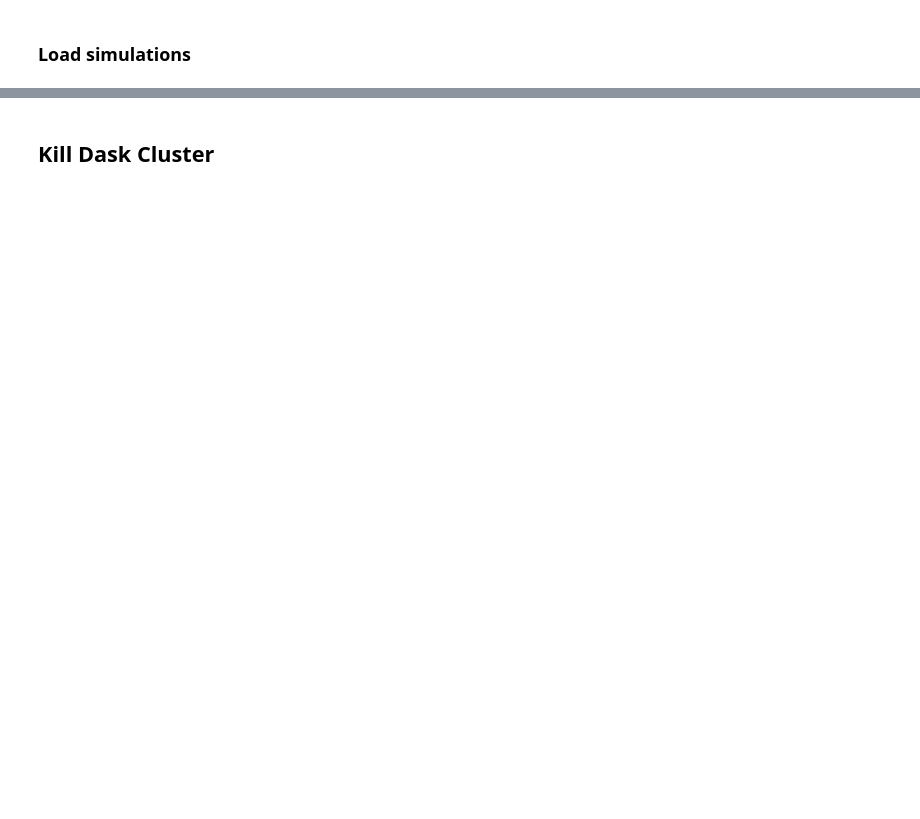
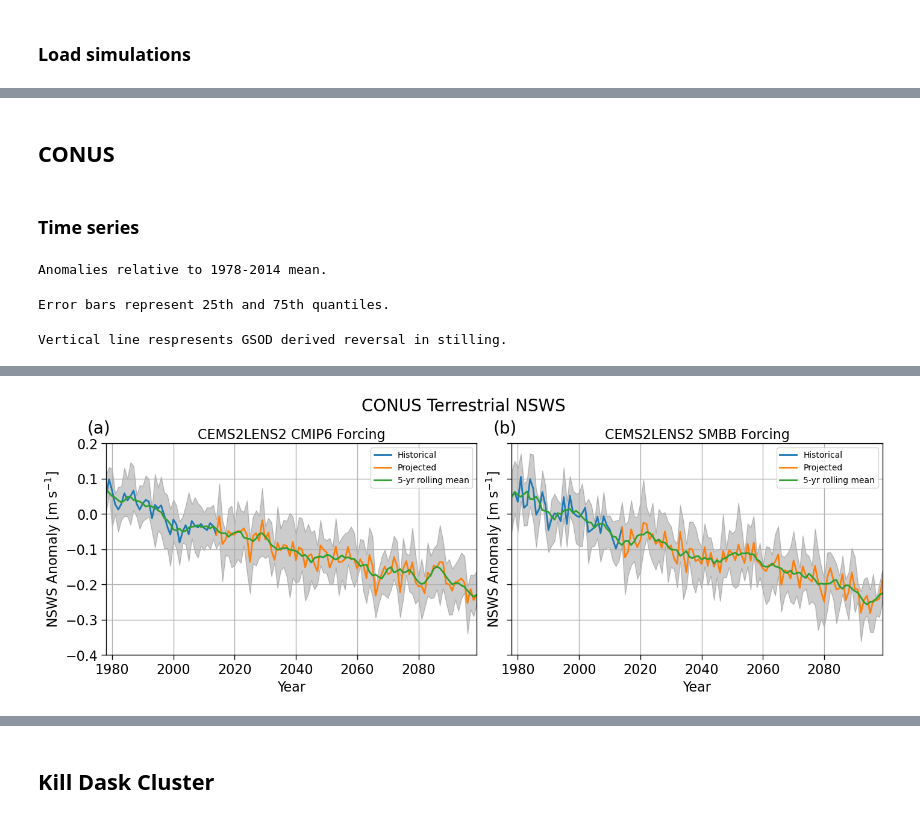
Before and after one commit to ivalencius/winds-of-change, a Jupyter notebook: CESMLENS2.ipynb, the cells around one changed output, grey strips where cells are left out. Saved outputs shown, nothing was run; the diff lists cells and outputs as text; code cells hidden in the pictures; blank space fills up the shorter version.

```diff
--- a/CESMLENS2.ipynb
+++ b/CESMLENS2.ipynb
@@ -234,0 +347,65 @@ Vertical line respresents GSOD derived reversal in stilling.
+# %% [markdown]
+## CONUS
+# %% [markdown]
+### Time series
+# %%
+us_states = regionmask.defined_regions.natural_earth_v5_0_0.us_states_50
+years = np.arange(1978, 2100)  # 1978-2099
+# Masking regions
+land_region = regionmask.defined_regions.natural_earth_v5_0_0.land_110  # Land has value 0
+countries = regionmask.defined_regions.natural_earth_v5_0_0.countries_110
+
+# Dict to store timeseries values
+forcing_ts = dict()
+
+# Make plot
+fig, axes = plt.subplots(figsize=(14, 5), nrows=1, ncols=2, sharey=True, sharex=True, layout="constrained")
+
+for i, force in enumerate(forcings.keys()):
+    ax = axes[i]
+    us = mask_data(forcings[force], us_states, regions=None, drop=True)
+    conus = mask_data(us, us_states, ['alaska', 'hawaii'], reverse=True, drop=True)
+    conus = conus.where(conus.notnull(), drop=True)
+    # Get timeseries
+    conus_ts = conus.mean(['lat', 'lon'])
+    # Reduce the simulation
+    en_stats = ensembles.ensemble_mean_std_max_min(conus_ts)['WSPDSRFAV_mean']
+    rolled = en_stats.rolling(year=5, min_periods=1, center=True).mean()
+    # Percentiles
+    per = ensembles.ensemble_percentiles(conus_ts, values=[25, 75], split=True)
+    # errs = np.array([per['WSPDSRFAV_p25'], per['WSPDSRFAV_p75']])
+    # Plot past
+    ax.plot(years[years <= 2014], en_stats[years <= 2014], label='Historical')
+    # Plot future (include 2014 so plot connects)
+    ax.plot(years[years >= 2014], en_stats[years >= 2014], linewidth=2, label='Projected')
+    # Other stats
+    ax.plot(years, rolled, label='5-yr rolling mean')
+    ax.fill_between(years, per['WSPDSRFAV_p25'], per['WSPDSRFAV_p75'], color='k', alpha=0.2)
+    # Plot 1 - Options
+    ax.set_title(f'CEMS2LENS2 {force.upper()} Forcing')
+
+# Options for both plots
+for n, ax in enumerate(axes):
+    ax.legend(fontsize=10)
+    ax.grid(True)
+    ax.set_xlabel('Year')
+    ax.set_ylabel('NSWS Anomaly [m s$^{-1}$]')
+    # ax.vlines(2010, -0.5, 0.5, color='k', linestyle='--')
+    ax.set_xlim(years[0], years[-1])
+    ax.set_ylim(-0.4, 0.2)
+    # Add subplot label
+    ax.text(-0.05, 1.05, f'({string.ascii_lowercase[n]})', transform=ax.transAxes, size=20)
+fig.suptitle('CONUS Terrestrial NSWS', fontsize=20)
+
+# Caption
+print('Anomalies relative to 1978-2014 mean.')
+print('Error bars represent 25th and 75th quantiles.')
+print('Vertical line respresents GSOD derived reversal in stilling.')
+
+# Save figure
+plt.savefig('figures/cems2lens2_time_series_conus.png', dpi=300, bbox_inches='tight', pad_inches=0.1)
+plt.show()
+# %% [output]
+Anomalies relative to 1978-2014 mean.
+Error bars represent 25th and 75th quantiles.
+Vertical line respresents GSOD derived reversal in stilling.
@@ -234,0 +413 @@ Vertical line respresents GSOD derived reversal in stilling.
+[figure, added]
```
Also changed, not shown: parts of 18 cells of this notebook, 1 other file.
